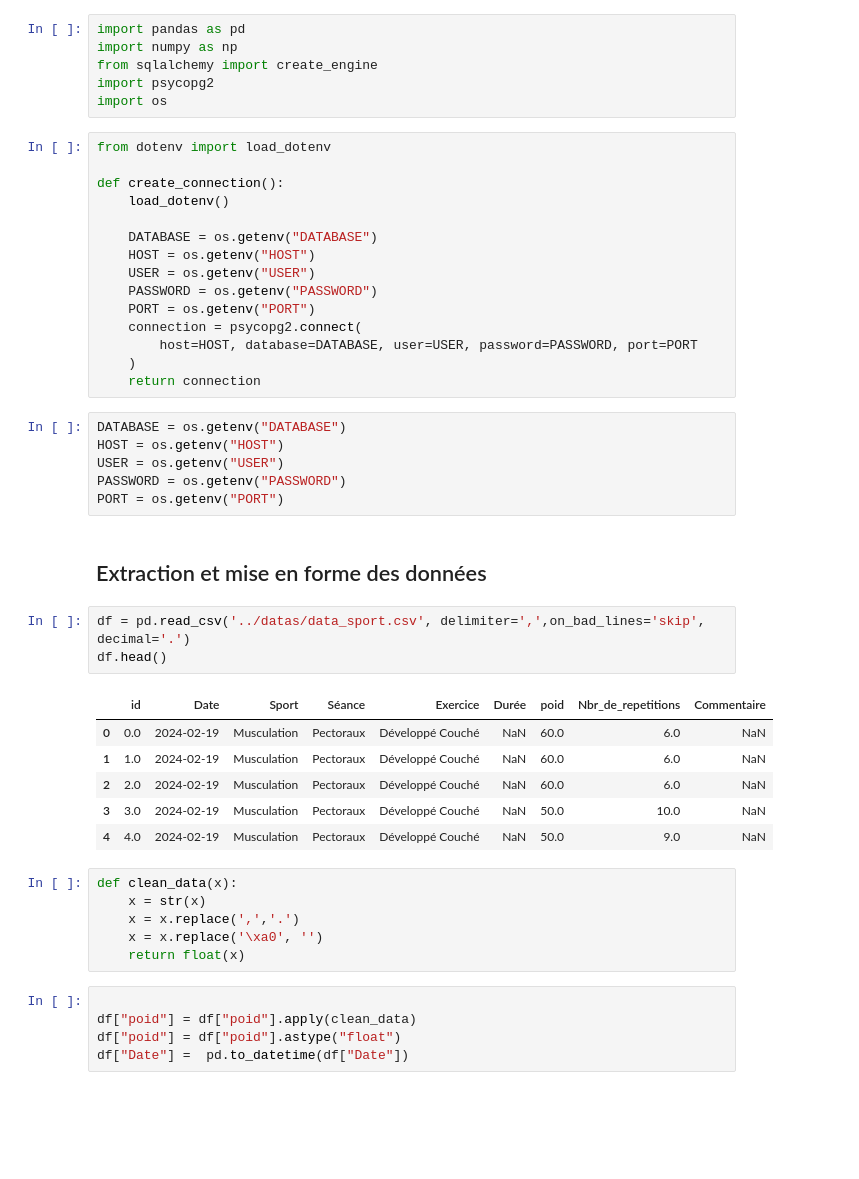
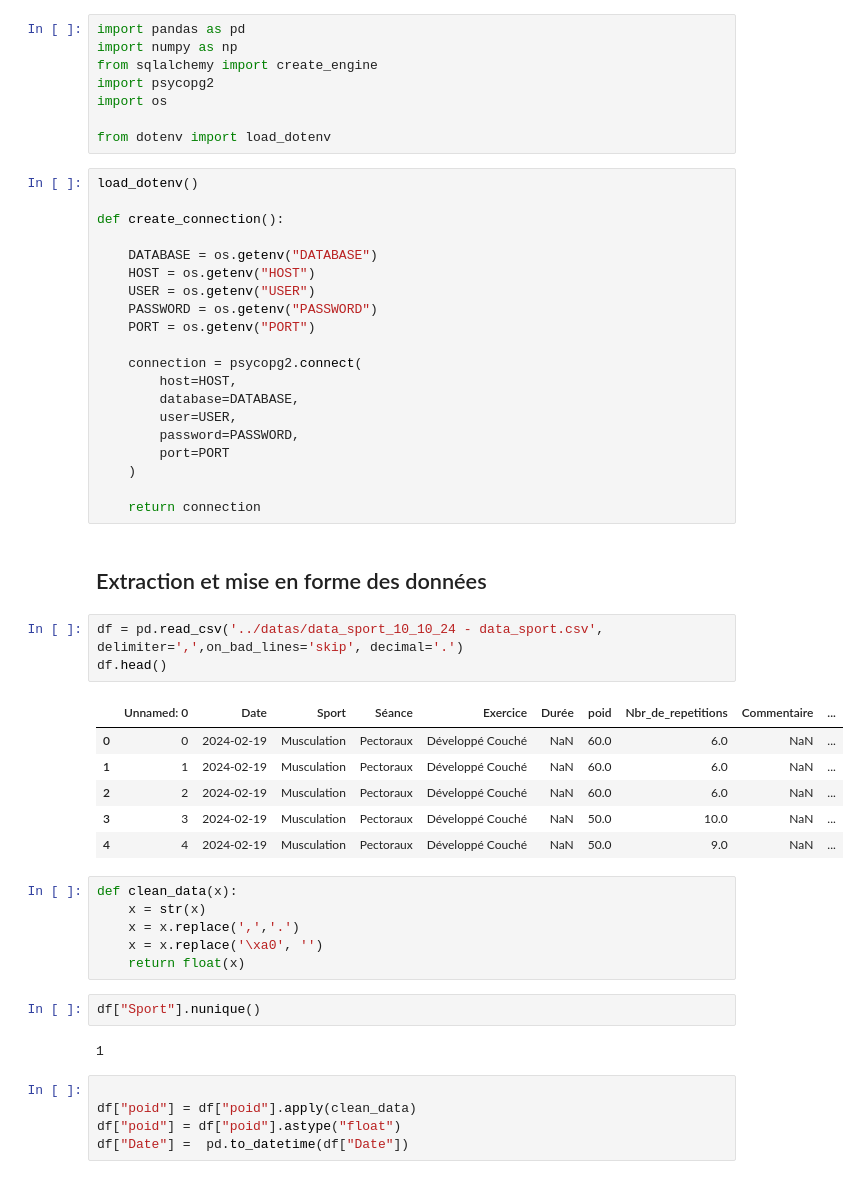
Before and after one commit to louismartindunord/SportMetrics, a Jupyter notebook: notebook/insertion_musuclation_rows.ipynb, the cells around one changed output. Cells and saved outputs as stored; diff of their text form; blank space fills up the shorter version.

```diff
--- a/notebook/insertion_all_datas_2.ipynb
+++ b/notebook/insertion_musuclation_rows.ipynb
@@ -4,45 +4,50 @@ import numpy as np
 from sqlalchemy import create_engine
 import psycopg2
 import os
+
+from dotenv import load_dotenv
 # %%
-from dotenv import load_dotenv
+load_dotenv()
 
 def create_connection():
-    load_dotenv()
 
     DATABASE = os.getenv("DATABASE")
     HOST = os.getenv("HOST")
     USER = os.getenv("USER")
     PASSWORD = os.getenv("PASSWORD")
     PORT = os.getenv("PORT")
+
     connection = psycopg2.connect(
-        host=HOST, database=DATABASE, user=USER, password=PASSWORD, port=PORT
+        host=HOST,
+        database=DATABASE,
+        user=USER,
+        password=PASSWORD,
+        port=PORT
     )
+
     return connection
-# %%
-DATABASE = os.getenv("DATABASE")
-HOST = os.getenv("HOST")
-USER = os.getenv("USER")
-PASSWORD = os.getenv("PASSWORD")
-PORT = os.getenv("PORT")
 # %% [markdown]
 ## Extraction et mise en forme des données
 # %%
-df = pd.read_csv('../datas/data_sport.csv', delimiter=',',on_bad_lines='skip', decimal='.')
+df = pd.read_csv('../datas/data_sport_10_10_24 - data_sport.csv', delimiter=',',on_bad_lines='skip', decimal='.')
 df.head()
 # %% [output]
-|  | id | Date | Sport | Séance | Exercice | Durée | poid | Nbr_de_repetitions | Commentaire |
-| 0 | 0.0 | 2024-02-19 | Musculation | Pectoraux | Développé Couché | NaN | 60.0 | 6.0 | NaN |
-| 1 | 1.0 | 2024-02-19 | Musculation | Pectoraux | Développé Couché | NaN | 60.0 | 6.0 | NaN |
-| 2 | 2.0 | 2024-02-19 | Musculation | Pectoraux | Développé Couché | NaN | 60.0 | 6.0 | NaN |
-| 3 | 3.0 | 2024-02-19 | Musculation | Pectoraux | Développé Couché | NaN | 50.0 | 10.0 | NaN |
-| 4 | 4.0 | 2024-02-19 | Musculation | Pectoraux | Développé Couché | NaN | 50.0 | 9.0 | NaN |
+|  | Unnamed: 0 | Date | Sport | Séance | Exercice | Durée | poid | Nbr_de_repetitions | Commentaire | ... |
+| 0 | 0 | 2024-02-19 | Musculation | Pectoraux | Développé Couché | NaN | 60.0 | 6.0 | NaN | ... |
+| 1 | 1 | 2024-02-19 | Musculation | Pectoraux | Développé Couché | NaN | 60.0 | 6.0 | NaN | ... |
+| 2 | 2 | 2024-02-19 | Musculation | Pectoraux | Développé Couché | NaN | 60.0 | 6.0 | NaN | ... |
+| 3 | 3 | 2024-02-19 | Musculation | Pectoraux | Développé Couché | NaN | 50.0 | 10.0 | NaN | ... |
+| 4 | 4 | 2024-02-19 | Musculation | Pectoraux | Développé Couché | NaN | 50.0 | 9.0 | NaN | ... |
 # %%
 def clean_data(x):
     x = str(x)
     x = x.replace(',','.')
     x = x.replace('\xa0', '')
     return float(x)
+# %%
+df["Sport"].nunique()
+# %% [output]
+1
 # %%
 
 df["poid"] = df["poid"].apply(clean_data)
```
Also changed, not shown: parts of 27 cells of this notebook, 19 other files.
